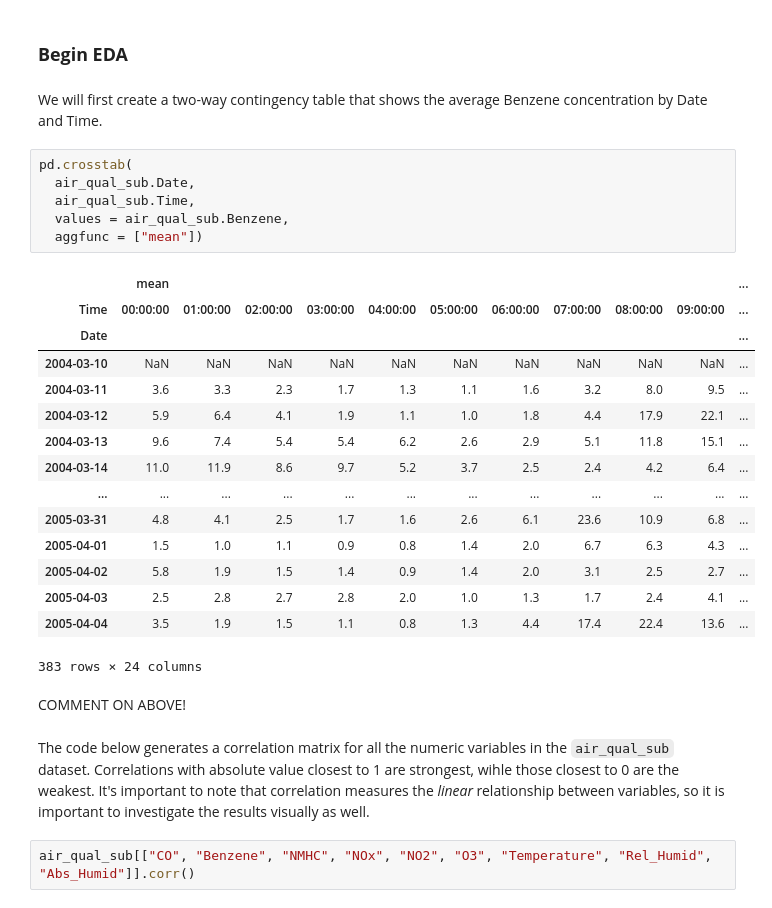
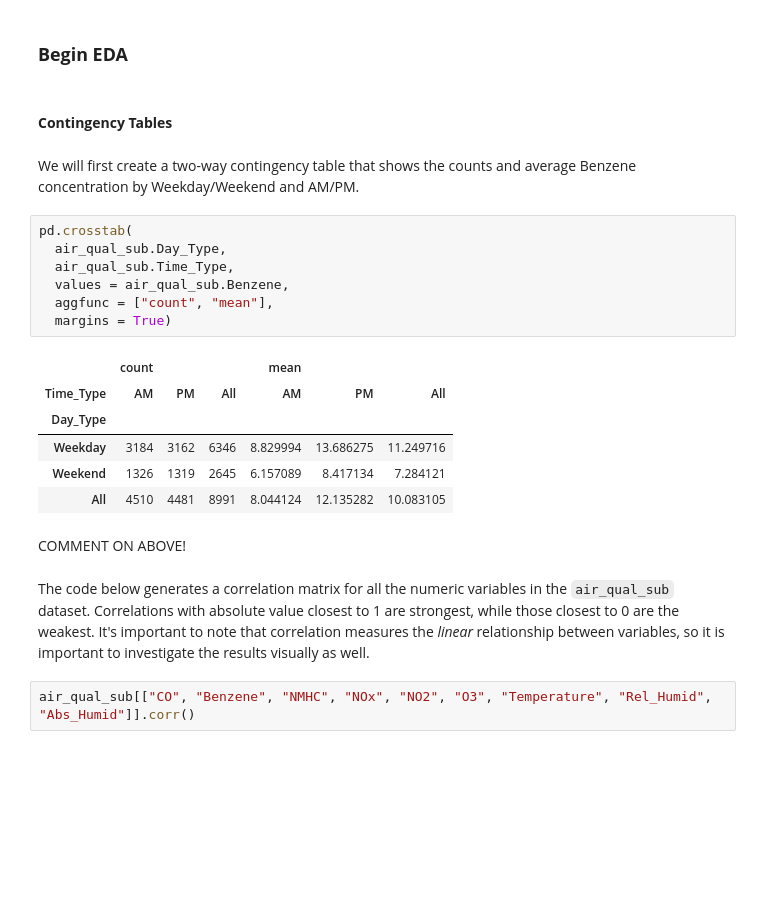
Before and after one commit to plindma/ST-554-Project1, a Jupyter notebook: Task2/ST554Project1Task2_Loring.ipynb, the cells around one changed output. Cells and saved outputs as stored; diff of their text form; blank space fills up the shorter version.

Commit message:
Final updates to additional categorical variables and updated contingency tables

```diff
--- a/Task2/ST554Project1Task2_Loring.ipynb
+++ b/Task2/ST554Project1Task2_Loring.ipynb
@@ -134,33 +175,27 @@ air_qual_sub.head()
 # %% [markdown]
 ### **Begin EDA**
+# %% [markdown]
+#### **Contingency Tables**
 # %% [markdown]
-We will first create a two-way contingency table that shows the average Benzene concentration by Date and Time.
+We will first create a two-way contingency table that shows the counts and average Benzene concentration by Weekday/Weekend and AM/PM.
 # %%
 pd.crosstab(
-  air_qual_sub.Date,
-  air_qual_sub.Time,
+  air_qual_sub.Day_Type,
+  air_qual_sub.Time_Type,
   values = air_qual_sub.Benzene,
-  aggfunc = ["mean"])
+  aggfunc = ["count", "mean"],
+  margins = True)
 # %% [output]
-|  | mean |  |  |  |  |  |  |  |  |  | ... |
-| Time | 00:00:00 | 01:00:00 | 02:00:00 | 03:00:00 | 04:00:00 | 05:00:00 | 06:00:00 | 07:00:00 | 08:00:00 | 09:00:00 | ... |
-| Date |  |  |  |  |  |  |  |  |  |  | ... |
-| 2004-03-10 | NaN | NaN | NaN | NaN | NaN | NaN | NaN | NaN | NaN | NaN | ... |
-| 2004-03-11 | 3.6 | 3.3 | 2.3 | 1.7 | 1.3 | 1.1 | 1.6 | 3.2 | 8.0 | 9.5 | ... |
-| 2004-03-12 | 5.9 | 6.4 | 4.1 | 1.9 | 1.1 | 1.0 | 1.8 | 4.4 | 17.9 | 22.1 | ... |
-| 2004-03-13 | 9.6 | 7.4 | 5.4 | 5.4 | 6.2 | 2.6 | 2.9 | 5.1 | 11.8 | 15.1 | ... |
-| 2004-03-14 | 11.0 | 11.9 | 8.6 | 9.7 | 5.2 | 3.7 | 2.5 | 2.4 | 4.2 | 6.4 | ... |
-| ... | ... | ... | ... | ... | ... | ... | ... | ... | ... | ... | ... |
-| 2005-03-31 | 4.8 | 4.1 | 2.5 | 1.7 | 1.6 | 2.6 | 6.1 | 23.6 | 10.9 | 6.8 | ... |
-| 2005-04-01 | 1.5 | 1.0 | 1.1 | 0.9 | 0.8 | 1.4 | 2.0 | 6.7 | 6.3 | 4.3 | ... |
-| 2005-04-02 | 5.8 | 1.9 | 1.5 | 1.4 | 0.9 | 1.4 | 2.0 | 3.1 | 2.5 | 2.7 | ... |
-| 2005-04-03 | 2.5 | 2.8 | 2.7 | 2.8 | 2.0 | 1.0 | 1.3 | 1.7 | 2.4 | 4.1 | ... |
-| 2005-04-04 | 3.5 | 1.9 | 1.5 | 1.1 | 0.8 | 1.3 | 4.4 | 17.4 | 22.4 | 13.6 | ... |
+|  | count |  |  | mean |  |  |
+| Time_Type | AM | PM | All | AM | PM | All |
+| Day_Type |  |  |  |  |  |  |
+| Weekday | 3184 | 3162 | 6346 | 8.829994 | 13.686275 | 11.249716 |
+| Weekend | 1326 | 1319 | 2645 | 6.157089 | 8.417134 | 7.284121 |
+| All | 4510 | 4481 | 8991 | 8.044124 | 12.135282 | 10.083105 |
-383 rows × 24 columns
 # %% [markdown]
 COMMENT ON ABOVE!
 # %% [markdown]
-The code below generates a correlation matrix for all the numeric variables in the `air_qual_sub` dataset. Correlations with absolute value closest to 1 are strongest, wihle those closest to 0 are the weakest. It's important to note that correlation measures the *linear* relationship between variables, so it is important to investigate the results visually as well.
+The code below generates a correlation matrix for all the numeric variables in the `air_qual_sub` dataset. Correlations with absolute value closest to 1 are strongest, while those closest to 0 are the weakest. It's important to note that correlation measures the *linear* relationship between variables, so it is important to investigate the results visually as well.
 # %%
 air_qual_sub[["CO", "Benzene", "NMHC", "NOx", "NO2", "O3", "Temperature", "Rel_Humid", "Abs_Humid"]].corr()
 # %% [output]
```
Also changed, not shown: parts of 2 cells of this notebook.
